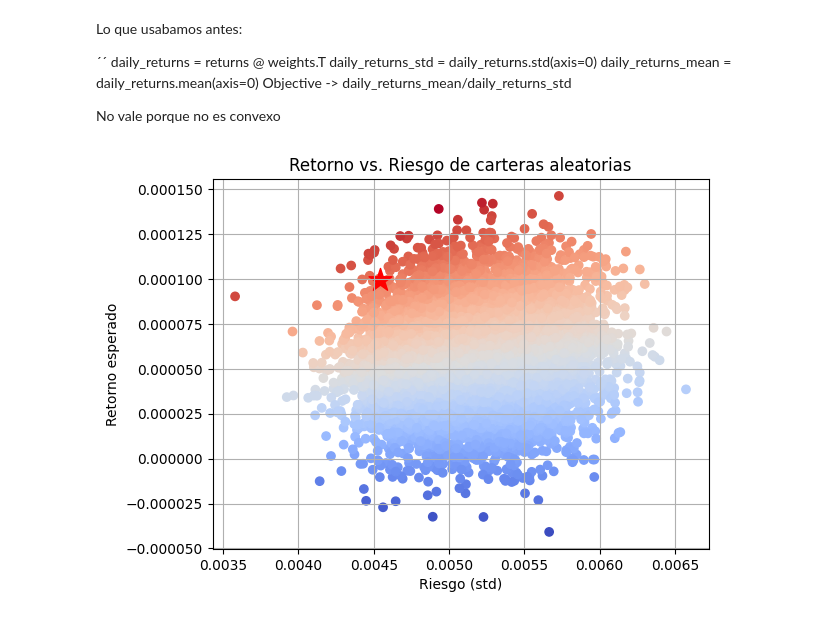
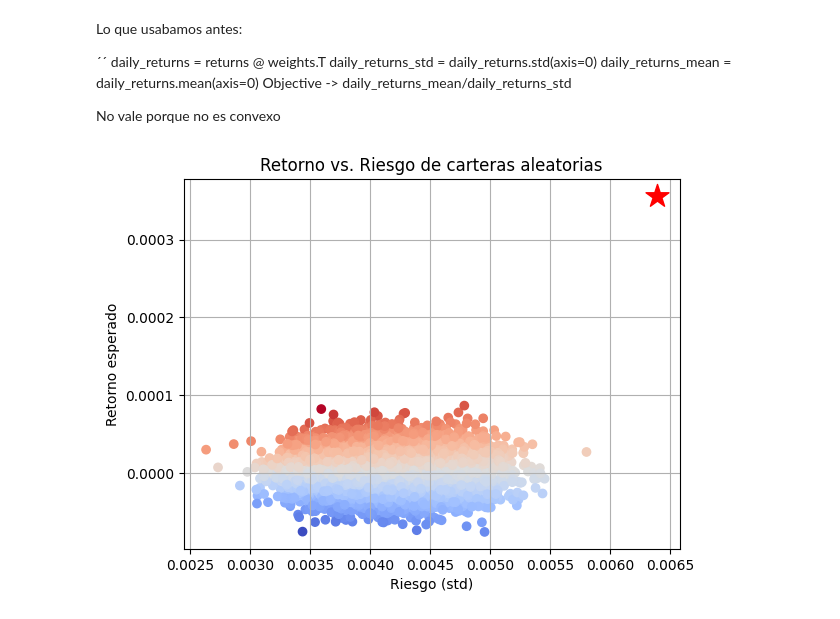
Before and after one commit to Juanjod54/MIAX_TB2.4, a Jupyter notebook: gestion_carteras.ipynb, the cells around one changed output. Saved outputs shown, nothing was run; the diff lists cells and outputs as text; code cells hidden in the pictures.

```diff
--- a/gestion_carteras.ipynb
+++ b/gestion_carteras.ipynb
@@ -67,7 +67,7 @@ def get_data(csv=True):
         return yf.download(tickers, period="2y", interval="1d")['Close'].pct_change().dropna()
 # %%
 
-returns = get_data(csv=False)
+returns = get_data(csv=True)
 if not len(returns):
     exit(-1)
 
@@ -91,12 +87,12 @@ drop = set()
 # Curtosis
 kurtosis = returns.kurtosis()
 for asset, _ in returns.items():
-    if (kurtosis[asset] > 6):
+    if (kurtosis[asset] > 5):
         drop.add(asset)
 
 # Obtenemos la correlacion absoluta
 correlations = returns.corr().abs()
-correlated = correlations[(correlations >= 0.8) & (correlations < 1)].stack()
+correlated = correlations[(correlations >= 0.7) & (correlations < 1)].stack()
 
 for (a, b), _ in correlated.items():
     if a in drop or b in drop:
@@ -134,49 +130,54 @@ No vale porque no es convexo
 # %%
 import cvxpy as cp
 
-# Los assets con correlacion inferior al 80% y curtosis <= 6 y el activo de renta fija
+# Los assets con correlacion inferior al 70% y curtosis <= 5 y el activo de renta fija
 n_assets = len(returns.iloc[0]) + 1
 
 returns_cov = returns.cov()
 # 2% se refiere a anual
 fixed_income_return = 0.02 / 252
 returns_means = returns.mean(axis=0).values
 returns_means = np.append(returns_means, (fixed_income_return))
 
-min_expected_ret_daily = returns_means.min()
-max_expected_ret_daily = returns_means.max() * 0.6
 
 # CVXPY
+target_return = cp.Parameter()
 best_weights = cp.Variable(n_assets)
 portfolio_returns = returns_means @ best_weights
 # La renta fija no afecta a la varianza (riesgo 0)
-portfolio_variance = cp.quad_form(best_weights[:-1], returns_cov)
+portfolio_variance = cp.quad_form(best_weights[:-1], returns_cov.values)
 
 constraints = [
     cp.sum(best_weights) == 1, # Todo el capital debe estar invertido
-    best_weights[:-1] <= 0.1, # No invertimos mas de un 10% en cada activo
+    best_weights[:-1] <= 0.1, # No invertimos mas de un 10% en cada activo (forzar diversificacion)
     best_weights[-1] <= 0.1, # El activo de renta fija debe pesar como mucho un 10%
     best_weights >= 0, # No se permiten posiciones cortas
     best_weights[drop_indexes] == 0, # Evitamos dar peso a los activos muy relacionados o con curtosis alta
-    best_weights @ returns_means >= fixed_income_return # Exigimos un minimo de 2% de rentabilidad anualizada (lo que nos da la renta fija)
+    portfolio_returns >= target_return # Minimo de retorno esperado
 ]
 
+results = []
 problem = cp.Problem(cp.Minimize(portfolio_variance), constraints)
-problem.solve()
 
-if best_weights.value is not None:
-    ret = portfolio_returns.value
-    vol = np.sqrt(portfolio_variance.value)
-    sharpe_ratio = ret / vol if vol > 0 else 0
-    row = np.concatenate([[ret], [vol], [sharpe_ratio], best_weights.value])
+for r in np.linspace(fixed_income_return, returns_means.max(), 100):
+    target_return.value = r
+
+    problem.solve(solver=cp.OSQP)
+
+    if best_weights.value is not None:
+        ret = portfolio_returns.value
+        vol = np.sqrt(portfolio_variance.value)
+        sharpe_ratio = (ret - fixed_income_return) / vol if vol > 0 else 0
+        row = np.concatenate([[ret], [vol], [sharpe_ratio], best_weights.value])
+        results.append(row)
 
 columns = ["return", "volatility", "sharpe"] + [f"asset{i}" for i in range(n_assets - 1)] + ["Renta Fija"]
-portfolio_results = pd.DataFrame([row], columns=columns)
+portfolio_results = pd.DataFrame(results, columns=columns)
 portfolio_results = portfolio_results.sort_values(by="sharpe", ascending=False)
 
 best_sharpe = portfolio_results.iloc[0]
 best_sharpe_weights = best_sharpe[3:]
 
 plot_sharpe(returns, mask, best={'x': best_sharpe['volatility'], 'y': best_sharpe['return']})
 # %% [output]
-[figure, old version]
+[figure, new version]
```
Also changed, not shown: parts of 7 cells of this notebook, 1 other file.
